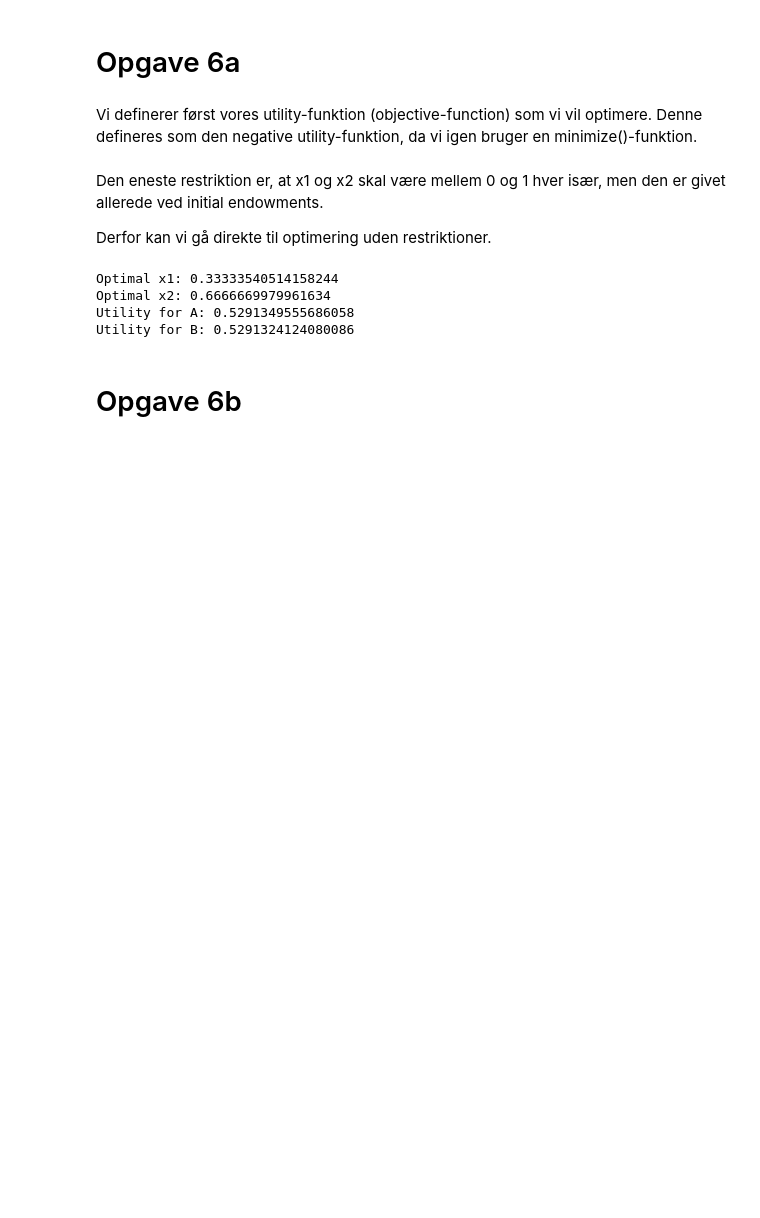
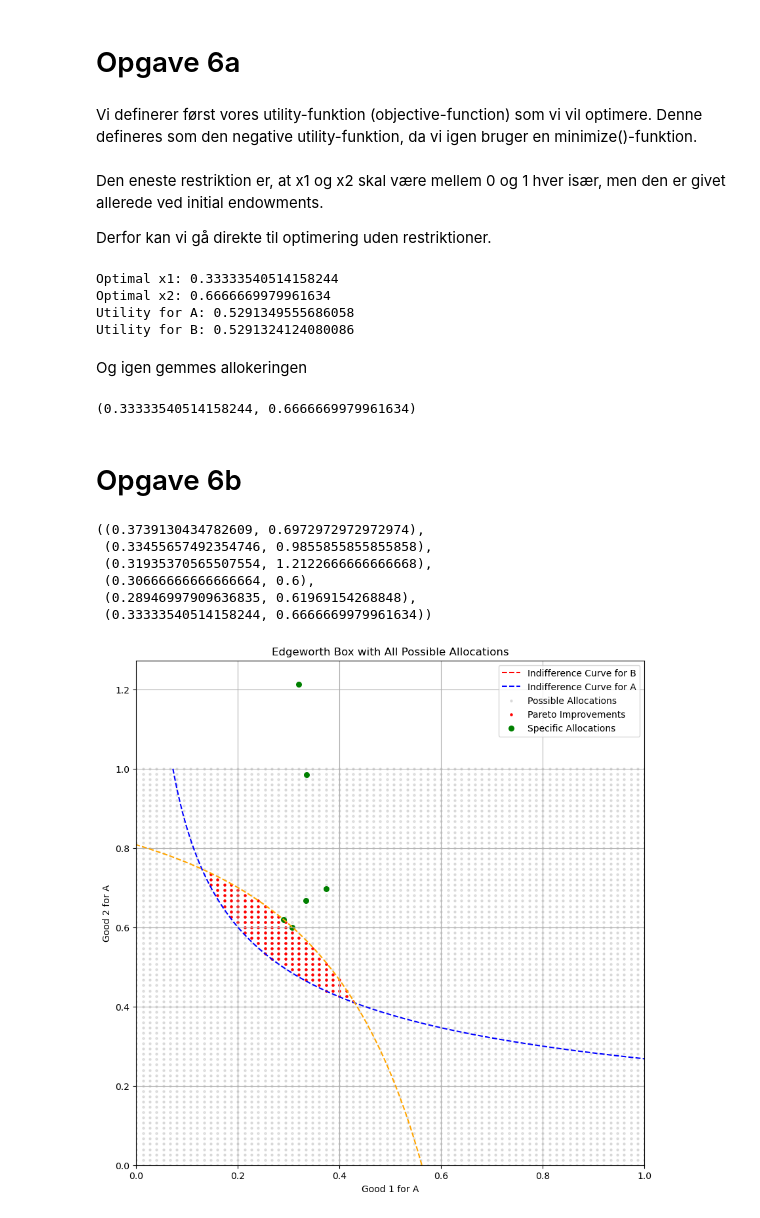
Before and after one commit to NumEconCopenhagen/projects-2024-jacobogmads, a Jupyter notebook: Jacob/Inaugural Jacob.ipynb, the cells around one changed output. Saved outputs shown, nothing was run; the diff lists cells and outputs as text; code cells hidden in the pictures; blank space fills up the shorter version.

```diff
--- a/Jacob/Inaugural Jacob.ipynb
+++ b/Jacob/Inaugural Jacob.ipynb
@@ -198,0 +227,3 @@ Optimal p1: 1.898
+# %%
+allocation_4b = allocation_at_price(p1_optimal, alpha, omega_A1, omega_A2)
+print(allocation_4b)
@@ -236,0 +272,3 @@ Max Utility A:        0.4797
+# %%
+allocation_5a = (x1_max, x2_max)
+print(allocation_5a)
@@ -278,0 +321,3 @@ Max Utility A:        0.4808
+# %%
+allocation_5b = (x1_max, x2_max)
+print(allocation_5b)
@@ -318,5 +365,60 @@ Optimal x1: 0.33333540514158244
 Optimal x2: 0.6666669979961634
 Utility for A: 0.5291349555686058
 Utility for B: 0.5291324124080086
+# %% [markdown]
+Og igen gemmes allokeringen
+# %%
+allocation_6a = (x1_max, x2_max)
+print(allocation_6a)
+# %% [output]
+(0.33333540514158244, 0.6666669979961634)
 # %% [markdown]
 # Opgave 6b
+# %%
+allocation_3, allocation_4a, allocation_4b, allocation_5a, allocation_5b, allocation_6a
+# %% [output]
+((0.3739130434782609, 0.6972972972972974),
+ (0.33455657492354746, 0.9855855855855858),
+ (0.31935370565507554, 1.2122666666666668),
+ (0.30666666666666664, 0.6),
+ (0.28946997909636835, 0.61969154268848),
+ (0.33333540514158244, 0.6666669979961634))
+# %%
+
+# Unpacking allocations and Pareto improvements
+pareto_x1, pareto_x2 = zip(*pareto_improvements)  # Extracting Pareto improvements
+all_x1, all_x2 = zip(*allocations)  # Extracting all possible allocations
+specific_allocations = [allocation_3, allocation_4a, allocation_4b, allocation_5a, allocation_5b, allocation_6a]
+specific_x1, specific_x2 = zip(*specific_allocations)  # Extract x1 and x2 components
+
+
+plt.figure(figsize=(10, 10))
+plt.scatter(all_x1, all_x2, color='grey', s=5, alpha=0.2, label="Possible Allocations")
+plt.scatter(pareto_x1, pareto_x2, color='red', s=5, label="Pareto Improvements")
+plt.scatter(specific_x1, specific_x2, color='green', s=30, label="Specific Allocations")
+
+# Generating grids for indifference curves
+x1 = np.linspace(0, 1, 100)
+x2 = np.linspace(0, 1, 100)
+x1A_grid, x2A_grid = np.meshgrid(x1, x2)
+x1B_grid, x2B_grid = np.meshgrid(1-x1, 1-x2)
+
+utility_A_grid = utility_A(x1A_grid, x2A_grid, alpha)
+utility_B_grid = utility_B(x1B_grid, x2B_grid, beta)
+
+# Plotting indifference curves
+plt.contour(x1A_grid, x2A_grid, utility_A_grid, levels=[initial_utility_A], colors='blue', linestyles='dashed')
+plt.contour(x1B_grid, x2B_grid, utility_B_grid, levels=[initial_utility_B], colors='orange', linestyles='dashed')
+
+# Custom legend for contour lines
+red_line = mlines.Line2D([], [], color='red', linestyle='dashed', label='Indifference Curve for B')
+blue_line = mlines.Line2D([], [], color='blue', linestyle='dashed', label='Indifference Curve for A')
+plt.legend(handles=[red_line, blue_line, plt.scatter([], [], color='grey', s=5, alpha=0.2, label="Possible Allocations"), plt.scatter([], [], color='red', s=5, label="Pareto Improvements"), plt.scatter([], [], color='green', s=30, label="Specific Allocations")])
+
+plt.xlabel("Good 1 for A")
+plt.ylabel("Good 2 for A")
+plt.title("Edgeworth Box with All Possible Allocations")
+plt.grid(True)
+plt.show()
+# %% [output]
+[figure, added]
```
Also changed, not shown: parts of 20 cells of this notebook, 1 other file.
